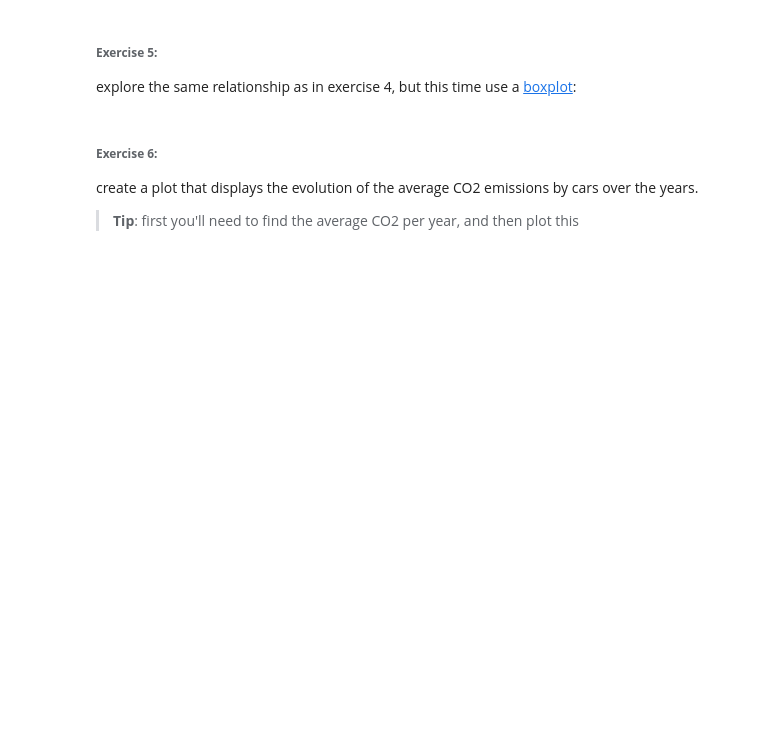
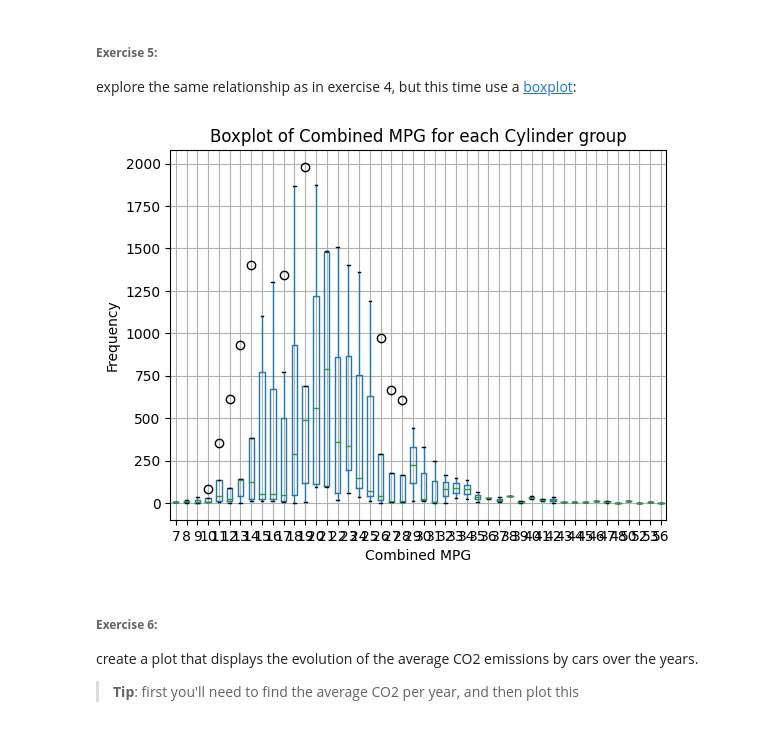
Before and after one commit to PhoenixCC0722/JoinTheGame_Magist, a Jupyter notebook: 12_pandas_plot.ipynb, the cells around one changed output. Cells and saved outputs as stored; diff of their text form; code cells hidden in the pictures; blank space fills up the shorter version.

```diff
--- a/12_pandas_plot.ipynb
+++ b/12_pandas_plot.ipynb
@@ -278,3 +271,13 @@ explore the same relationship as in exercise 4, but this time use a [boxplot](ht
+# %%
+import matplotlib.pyplot as plt
+filt = cars.groupby('Cylinders')['Combined MPG'].value_counts().unstack()
+boxplot = filt.boxplot()
+plt.xlabel('Combined MPG')
+plt.ylabel('Frequency')
+plt.title('Boxplot of Combined MPG for each Cylinder group')
+plt.show()
+# %% [output]
+[figure, added]
 # %% [markdown]
 ###### **Exercise 6:**
 create a plot that displays the evolution of the average CO2 emissions by cars over the years.
```
Also changed, not shown: parts of 18 cells of this notebook.
